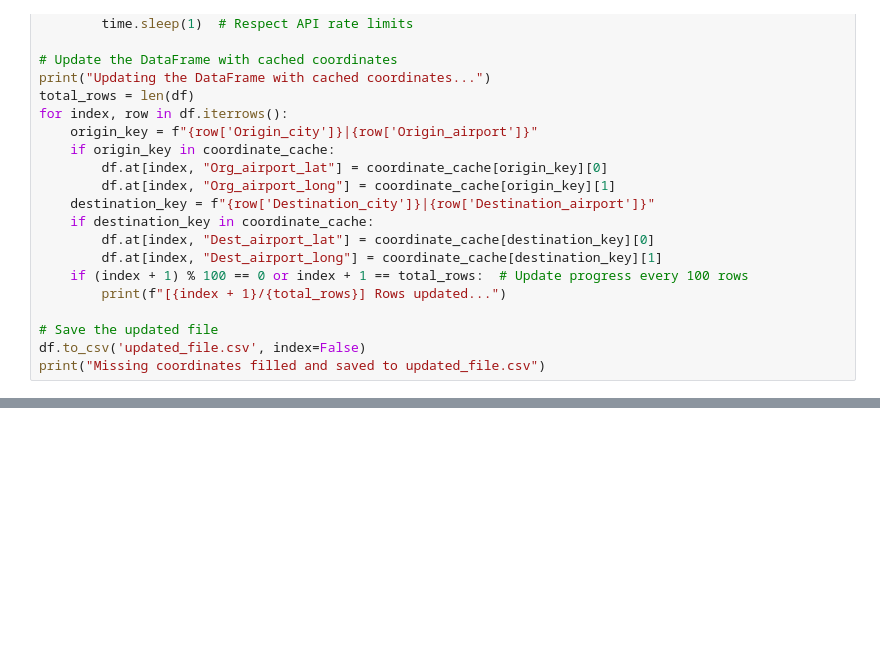
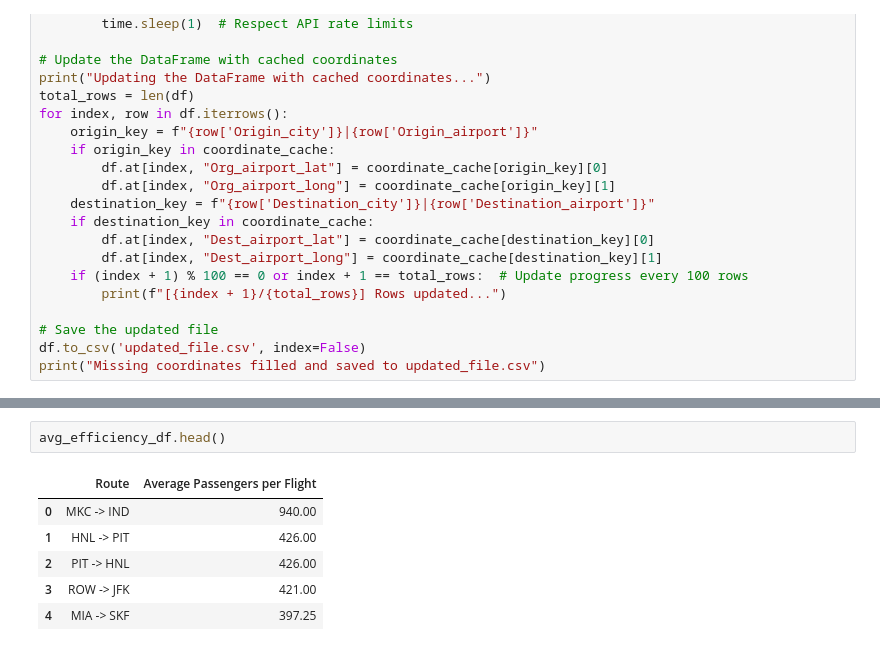
Before and after one commit to sezermzgl/ADM-HW5, a Jupyter notebook: main.ipynb, the cells around one changed output, grey strips where cells are left out. Saved outputs shown, nothing was run; the diff lists cells and outputs as text; blank space fills up the shorter version.

```diff
--- a/main.ipynb
+++ b/main.ipynb
@@ -97,3 +106,12 @@ Top 10 routes by passenger efficiency:
+# %%
+avg_efficiency_df.head()
+# %% [output]
+|  | Route | Average Passengers per Flight |
+| 0 | MKC -> IND | 940.00 |
+| 1 | HNL -> PIT | 426.00 |
+| 2 | PIT -> HNL | 426.00 |
+| 3 | ROW -> JFK | 421.00 |
+| 4 | MIA -> SKF | 397.25 |
 # %%
 # Step 4: Create an interactive map
 create_interactive_map(flight_data, analysis_results['passenger_flow'])
```
Also changed, not shown: parts of 3 cells of this notebook, 2 other files.
